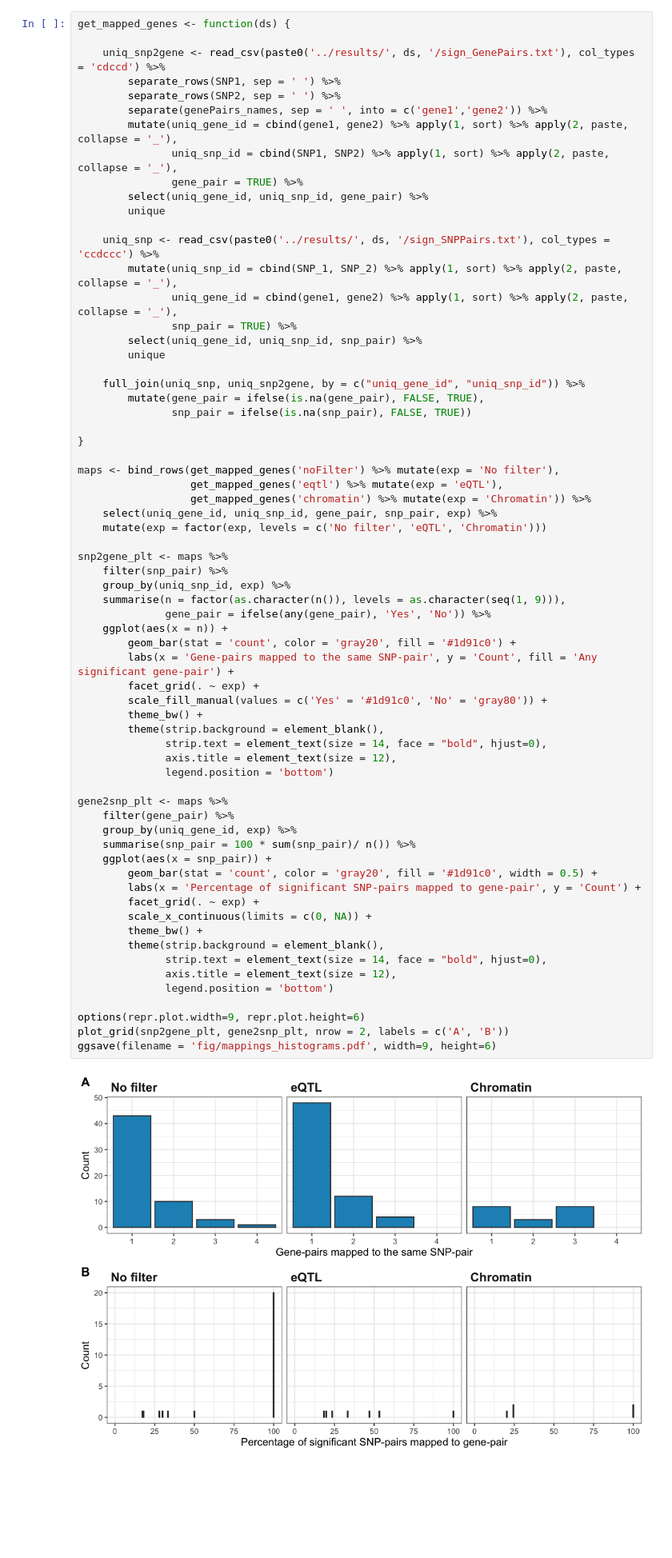
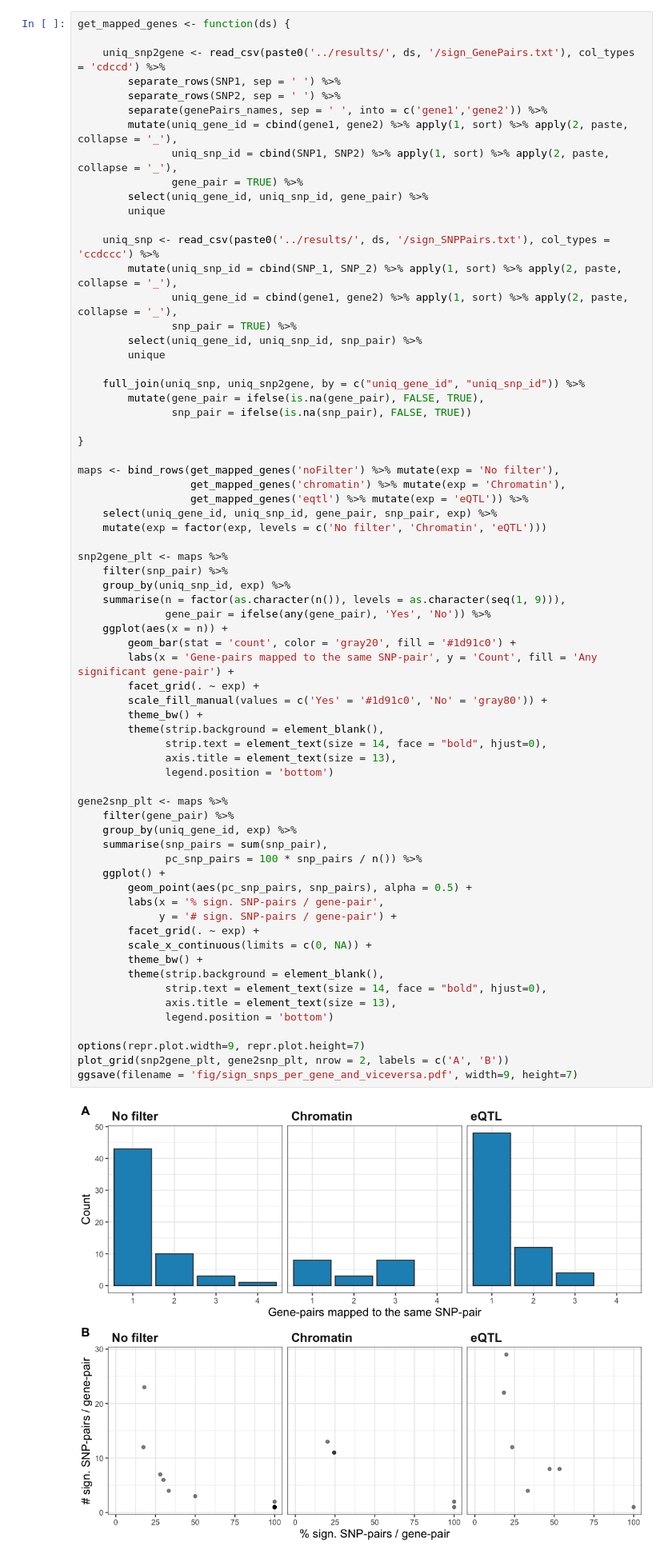
Before and after one commit to DianeDuroux/BiologicalEpistasis, a Jupyter notebook: doc/gene_networks.ipynb, the cells around one changed output. Shown at 80% size. Cells and saved outputs as stored; diff of their text form; blank space fills up the shorter version.

```diff
--- a/doc/gene_networks.ipynb
+++ b/doc/gene_networks.ipynb
@@ -270,47 +270,49 @@ get_mapped_genes <- function(ds) {
 }
 
 maps <- bind_rows(get_mapped_genes('noFilter') %>% mutate(exp = 'No filter'),
-                  get_mapped_genes('eqtl') %>% mutate(exp = 'eQTL'),
-                  get_mapped_genes('chromatin') %>% mutate(exp = 'Chromatin')) %>%
+                  get_mapped_genes('chromatin') %>% mutate(exp = 'Chromatin'),
+                  get_mapped_genes('eqtl') %>% mutate(exp = 'eQTL')) %>%
     select(uniq_gene_id, uniq_snp_id, gene_pair, snp_pair, exp) %>%
-    mutate(exp = factor(exp, levels = c('No filter', 'eQTL', 'Chromatin')))
+    mutate(exp = factor(exp, levels = c('No filter', 'Chromatin', 'eQTL')))
 
 snp2gene_plt <- maps %>%
     filter(snp_pair) %>%
     group_by(uniq_snp_id, exp) %>%
     summarise(n = factor(as.character(n()), levels = as.character(seq(1, 9))),
               gene_pair = ifelse(any(gene_pair), 'Yes', 'No')) %>%
     ggplot(aes(x = n)) +
         geom_bar(stat = 'count', color = 'gray20', fill = '#1d91c0') +
         labs(x = 'Gene-pairs mapped to the same SNP-pair', y = 'Count', fill = 'Any significant gene-pair') +
         facet_grid(. ~ exp) +
         scale_fill_manual(values = c('Yes' = '#1d91c0', 'No' = 'gray80')) +
         theme_bw() +
         theme(strip.background = element_blank(),
               strip.text = element_text(size = 14, face = "bold", hjust=0),
-              axis.title = element_text(size = 12),
+              axis.title = element_text(size = 13),
               legend.position = 'bottom')
 
 gene2snp_plt <- maps %>%
     filter(gene_pair) %>%
     group_by(uniq_gene_id, exp) %>%
-    summarise(snp_pair = 100 * sum(snp_pair)/ n()) %>%
-    ggplot(aes(x = snp_pair)) +
-        geom_bar(stat = 'count', color = 'gray20', fill = '#1d91c0', width = 0.5) +
-        labs(x = 'Percentage of significant SNP-pairs mapped to gene-pair', y = 'Count') +
+    summarise(snp_pairs = sum(snp_pair),
+              pc_snp_pairs = 100 * snp_pairs / n()) %>%
+    ggplot() +
+        geom_point(aes(pc_snp_pairs, snp_pairs), alpha = 0.5) +
+        labs(x = '% sign. SNP-pairs / gene-pair',
+             y = '# sign. SNP-pairs / gene-pair') +
         facet_grid(. ~ exp) +
         scale_x_continuous(limits = c(0, NA)) +
         theme_bw() +
         theme(strip.background = element_blank(),
               strip.text = element_text(size = 14, face = "bold", hjust=0),
-              axis.title = element_text(size = 12),
+              axis.title = element_text(size = 13),
               legend.position = 'bottom')
 
-options(repr.plot.width=9, repr.plot.height=6)
+options(repr.plot.width=9, repr.plot.height=7)
 plot_grid(snp2gene_plt, gene2snp_plt, nrow = 2, labels = c('A', 'B'))
-ggsave(filename = 'fig/mappings_histograms.pdf', width=9, height=6)
+ggsave(filename = 'fig/sign_snps_per_gene_and_viceversa.pdf', width=9, height=7)
 # %% [output]
-[figure, old version]
+[figure, new version]
 # %%
 plot_genes <- function(path, tag, color) {
 
```
Also changed, not shown: parts of 6 cells of this notebook, 10 other files.
